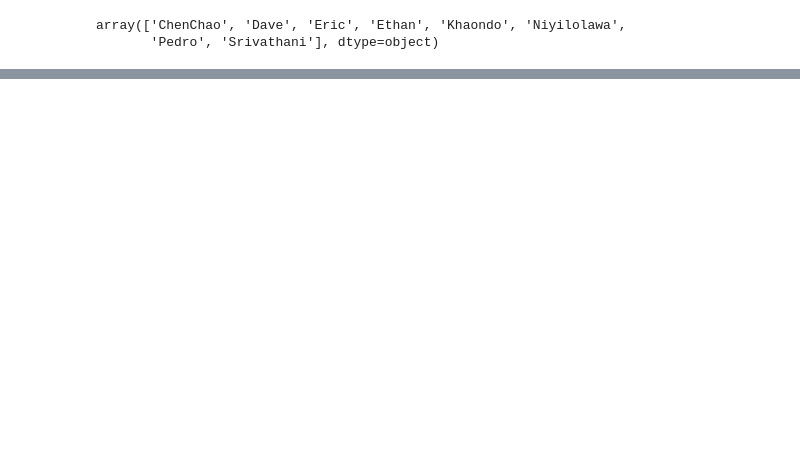
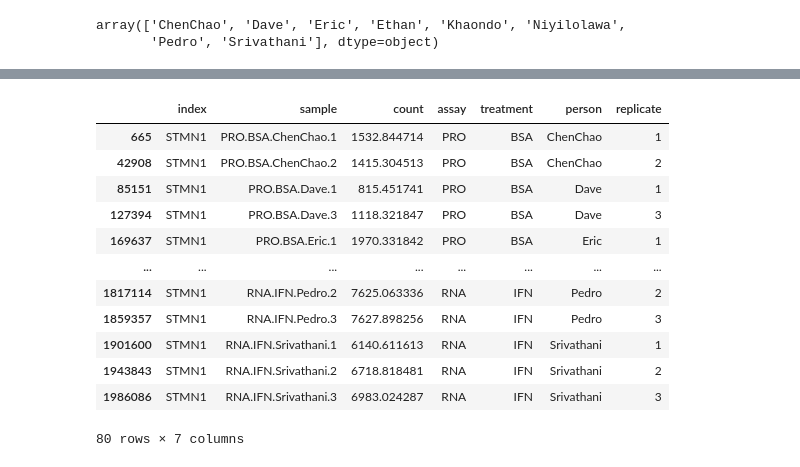
Before and after one commit to Dowell-Lab/pop_inf_beta, a Jupyter notebook: colab/genes_are_different.ipynb, the cells around one changed output, grey strips where cells are left out. Saved outputs shown, nothing was run; the diff lists cells and outputs as text; code cells hidden in the pictures; blank space fills up the shorter version.

```diff
--- a/colab/genes_are_different.ipynb
+++ b/colab/genes_are_different.ipynb
@@ -45,0 +144,19 @@ PROcounts
+# %%
+
+# Reshape the PROcounts DataFrame from wide to long format
+PROcounts_long = PROcounts.reset_index().melt(id_vars='index', var_name='sample', value_name='count')
+
+# Split the sample column into 'name' and 'assay' columns
+PROcounts_long[['assay', 'treatment',"person", "replicate"]] = PROcounts_long['sample'].str.split('.', expand=True)
+
+# Display the reshaped DataFrame (optional)
+PROcounts_long
+
+# Reshape the RNAcounts DataFrame from wide to long format
+RNAcounts_long = RNAcounts.reset_index().melt(id_vars='index', var_name='sample', value_name='count')
+
+# Split the sample column into 'name' and 'assay' columns
+RNAcounts_long[['assay', 'treatment',"person", "replicate"]] = RNAcounts_long['sample'].str.split('.', expand=True)
+
+# Display the reshaped DataFrame (optional)
+RNAcounts_long
@@ -45,0 +192,20 @@ PROcounts
+# %%
+onegene="STMN1"
+one_gene_PROcounts_long = PROcounts_long[PROcounts_long["index"]==onegene]
+one_gene_RNAcounts_long = RNAcounts_long[RNAcounts_long["index"]==onegene]
+one_gene_long = pd.concat([one_gene_PROcounts_long, one_gene_RNAcounts_long])
+one_gene_long
+# %% [output]
+|  | index | sample | count | assay | treatment | person | replicate |
+| 665 | STMN1 | PRO.BSA.ChenChao.1 | 1532.844714 | PRO | BSA | ChenChao | 1 |
+| 42908 | STMN1 | PRO.BSA.ChenChao.2 | 1415.304513 | PRO | BSA | ChenChao | 2 |
+| 85151 | STMN1 | PRO.BSA.Dave.1 | 815.451741 | PRO | BSA | Dave | 1 |
+| 127394 | STMN1 | PRO.BSA.Dave.3 | 1118.321847 | PRO | BSA | Dave | 3 |
+| 169637 | STMN1 | PRO.BSA.Eric.1 | 1970.331842 | PRO | BSA | Eric | 1 |
+| ... | ... | ... | ... | ... | ... | ... | ... |
+| 1817114 | STMN1 | RNA.IFN.Pedro.2 | 7625.063336 | RNA | IFN | Pedro | 2 |
+| 1859357 | STMN1 | RNA.IFN.Pedro.3 | 7627.898256 | RNA | IFN | Pedro | 3 |
+| 1901600 | STMN1 | RNA.IFN.Srivathani.1 | 6140.611613 | RNA | IFN | Srivathani | 1 |
+| 1943843 | STMN1 | RNA.IFN.Srivathani.2 | 6718.818481 | RNA | IFN | Srivathani | 2 |
+| 1986086 | STMN1 | RNA.IFN.Srivathani.3 | 6983.024287 | RNA | IFN | Srivathani | 3 |
+80 rows × 7 columns
```
Also changed, not shown: parts of 19 cells of this notebook.
